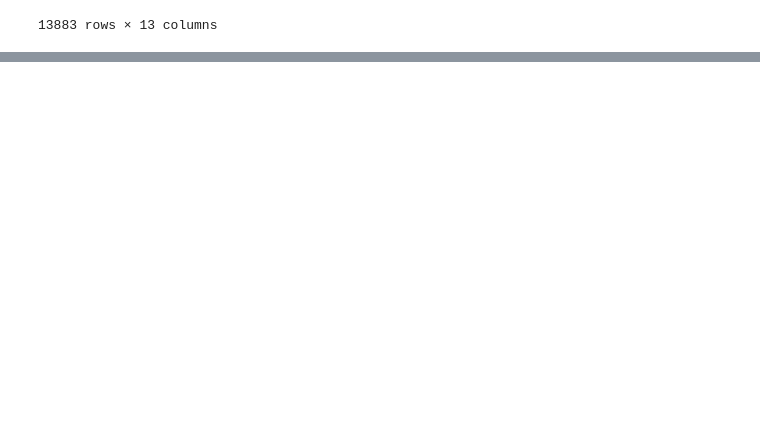
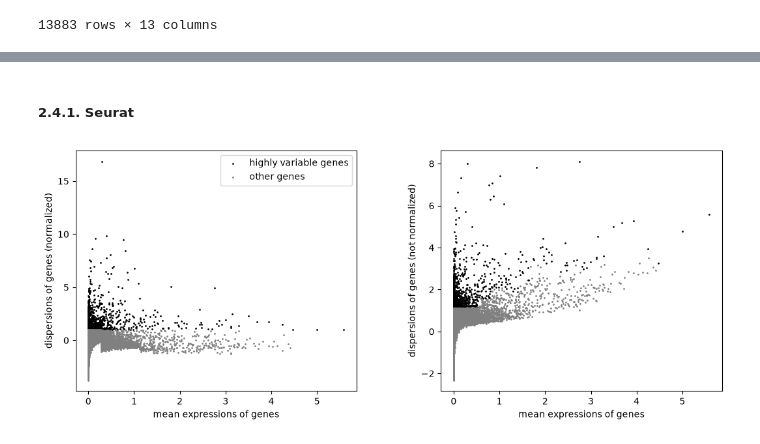
Before and after one commit to YeJhao/tfg, a Jupyter notebook: GSM5076749_HCC1.ipynb, the cells around one changed output, grey strips where cells are left out. Cells and saved outputs as stored; diff of their text form; code cells hidden in the pictures; blank space fills up the shorter version.

Commit message:
First dataset normalized

```diff
--- a/GSM5076749_HCC1.ipynb
+++ b/GSM5076749_HCC1.ipynb
@@ -119,14 +120,14 @@ Miramos principalmente el "**n_genes_by_counts**", que es la métrica que cuenta
 # %%
-hcc1_filter_gen_counts = hcc1_ann[(hcc1_ann.obs["n_genes_by_counts"] >= 200) & (hcc1_ann.obs["n_genes_by_counts"] <= 7000)]
+hcc1_filter_gen_counts = hcc1_ann[(hcc1_ann.obs["n_genes_by_counts"] >= 200) & (hcc1_ann.obs["n_genes_by_counts"] <= 7000)].copy()
 
 # También se podría hacer:
-#a = hcc1_ann.copy()
-#sc.pp.filter_cells(a, min_genes=200)
-#sc.pp.filter_cells(a, max_genes=7000)
+#sc.pp.filter_cells(hcc1_filter_gen_counts, min_genes=200)
+#sc.pp.filter_cells(hcc1_filter_gen_counts, max_genes=7000)
 
-# 15609 muestras resultantes
+sc.pp.filter_genes(hcc1_filter_gen_counts, min_cells=4) # Filtramos genes que no estén expresado en al menos 4 células
+
+# 15609 células y 21815 genes resultantes
 print(hcc1_filter_gen_counts.obs["n_genes_by_counts"])
-#print(a.obs["n_genes_by_counts"])
 # %% [output]
 AAACCCAAGAAGAACG-1    1729
 AAACCCAAGCAACAAT-1    3782
@@ -286,8 +310,10 @@ hcc1_no_doublet.obs
 # Saving count data
 hcc1_filtered.layers["counts"] = hcc1_filtered.X.copy()
 # %%
-# Normalización
-sc.pp.normalize_total(hcc1_filtered)
+hcc1_normalized = hcc1_filtered.copy()
+
+# Normalización (mediana del número total de cuentas)
+sc.pp.normalize_total(hcc1_normalized)
 
 # Transformación logarítmica
-sc.pp.log1p(hcc1_filtered)
+sc.pp.log1p(hcc1_normalized)
@@ -293,0 +344,2 @@ sc.pp.log1p(hcc1_filtered)
+# %%
+hcc1_high_var = hcc1_normalized.copy()
@@ -293,0 +360,6 @@ sc.pp.log1p(hcc1_filtered)
+# %% [markdown]
+##### 2.4.1. Seurat
+# %%
+sc.pl.highly_variable_genes(hcc1_high_var)
+# %% [output]
+[figure, added]
```
Also changed, not shown: parts of 22 cells of this notebook, 3 other files.
